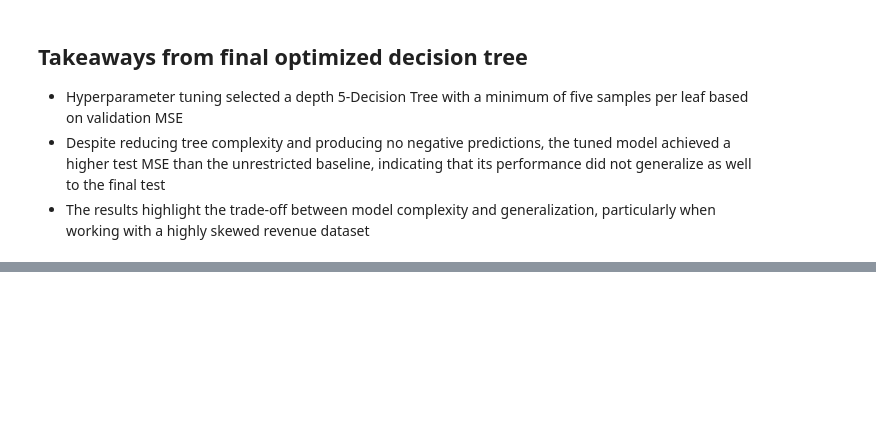
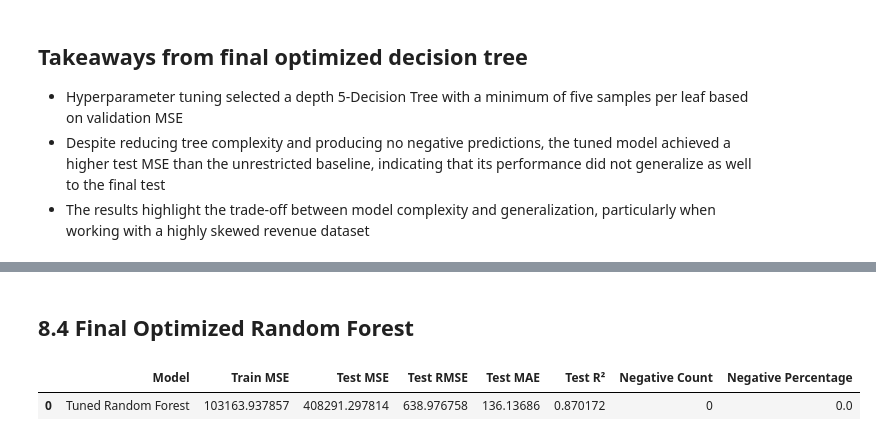
Before and after one commit to L-nsamba/linear_regression_model, a Jupyter notebook: summative/linear_regression/multivariate.ipynb, the cells around one changed output, grey strips where cells are left out. Drawn from its saved outputs; the diff is of its cells as text; code cells hidden in the pictures; blank space fills up the shorter version.

```diff
--- a/summative/linear_regression/multivariate.ipynb
+++ b/summative/linear_regression/multivariate.ipynb
@@ -1396,0 +1534,45 @@ display(dt_final_results_df)
+# %% [markdown]
+## 8.4 Final Optimized Random Forest
+# %%
+# Initializing the final model using the winning hyperparameters
+final_rf_model = RandomForestRegressor(
+    n_estimators=100,
+    max_depth=20,
+    min_samples_leaf=1,
+    random_state=42,
+    n_jobs=-1
+)
+
+# Training on the full training dataset
+final_rf_model.fit(X_train_processed, y_train)
+
+# Generating fresh predictions for both training and testing sets
+rf_final_train_preds = final_rf_model.predict(X_train_processed)
+rf_final_test_preds = final_rf_model.predict(X_test_processed)
+
+# Calculating evaluation metrics
+rf_final_train_mse = mean_squared_error(y_train, rf_final_train_preds)
+rf_final_test_mse = mean_squared_error(y_test, rf_final_test_preds)
+rf_final_test_rmse = np.sqrt(rf_final_test_mse)
+rf_final_test_mae = mean_absolute_error(y_test, rf_final_test_preds)
+rf_final_test_r2 = r2_score(y_test, rf_final_test_preds)
+
+rf_final_neg_count = int((rf_final_test_preds < 0).sum())
+rf_final_neg_pct = (rf_final_neg_count / len(rf_final_test_preds)) * 100
+
+# Storing the results
+rf_final_metrics = {
+    "Model": "Tuned Random Forest",
+    "Train MSE": rf_final_train_mse,
+    "Test MSE": rf_final_test_mse,
+    "Test RMSE": rf_final_test_rmse,
+    "Test MAE": rf_final_test_mae,
+    "Test R²": rf_final_test_r2,
+    "Negative Count": rf_final_neg_count,
+    "Negative Percentage": rf_final_neg_pct,
+}
+
+display(pd.DataFrame([rf_final_metrics]))
+# %% [output]
+|  | Model | Train MSE | Test MSE | Test RMSE | Test MAE | Test R² | Negative Count | Negative Percentage |
+| 0 | Tuned Random Forest | 103163.937857 | 408291.297814 | 638.976758 | 136.13686 | 0.870172 | 0 | 0.0 |
```
Also changed, not shown: parts of 12 cells of this notebook.
